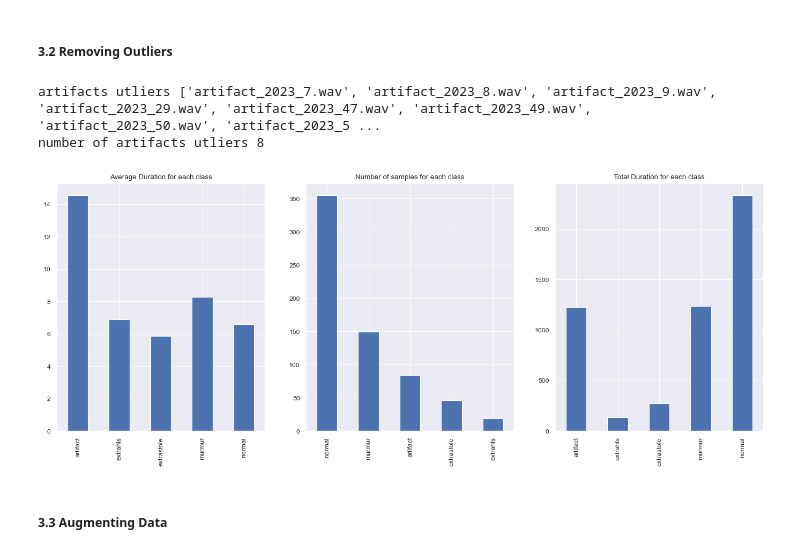
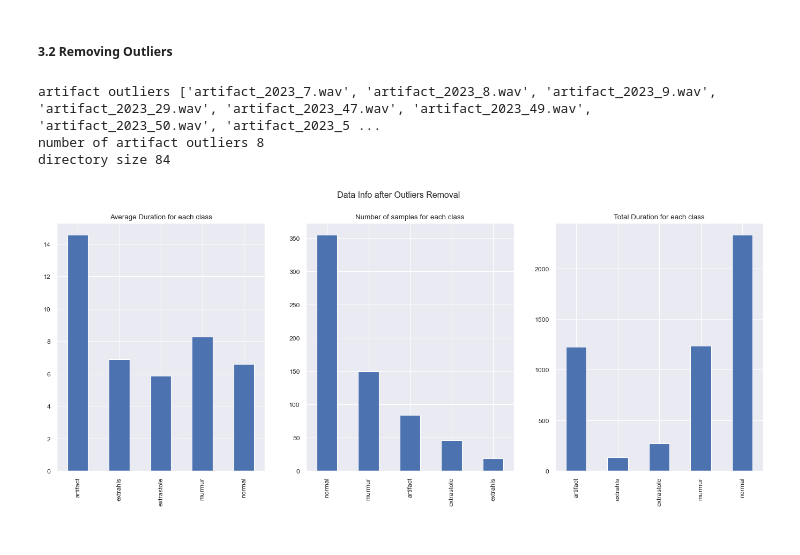
Before and after one commit to DavideLigari01/advanced-biomedical-project, a Jupyter notebook: notebooks/priori_balancing.ipynb, the cells around one changed output. Drawn from its saved outputs; the diff is of its cells as text; code cells hidden in the pictures.

```diff
--- a/notebooks/priori_balancing.ipynb
+++ b/notebooks/priori_balancing.ipynb
@@ -22,12 +25,19 @@ import pandas as pd
 # paths to the features and the labels
 FEATURES_RAW_DIR = '../features/raw/'
 
-BASE_PATH = "../dataset/"
-SAMPLE_RATE = 22050
+BASE_DIR = "../dataset/"
+OUTLIERS_DIR = BASE_DIR + 'outliers/'
+ARTIFACTS_DIR = BASE_DIR + 'artifacts/'
+EXTRAHLS_DIR = BASE_DIR + 'extrahls/'
+MURMURS_DIR = BASE_DIR + 'murmurs/'
+NORMALS_DIR = BASE_DIR + 'normals/'
+EXTRASTOLES_DIR = BASE_DIR + 'extrastoles/'
+DIRS = [ARTIFACTS_DIR, EXTRAHLS_DIR, MURMURS_DIR, NORMALS_DIR, EXTRASTOLES_DIR]
+#SAMPLE_RATE = 22050
 
-metadata = pd.read_csv(BASE_PATH + "/metadata.csv")
-annotation = pd.read_csv(BASE_PATH + "/annotation.csv")
-lables = pd.read_csv(BASE_PATH + "/labels.csv")
+metadata = pd.read_csv(BASE_DIR + "/metadata.csv")
+annotation = pd.read_csv(BASE_DIR + "/annotation.csv")
+lables = pd.read_csv(BASE_DIR + "/labels.csv")
 
 audio_info= pd.merge(metadata, lables, on='filename')
 
@@ -76,31 +88,33 @@ IQR = Q3 - Q1
 
 # Find the outliers for each label using IQR
 outliers = audio_info.groupby('label').apply(lambda x: x[(x['duration'] < (Q1[x.name] - 1.5 * IQR[x.name])) | (x['duration'] > (Q3[x.name] + 1.5 * IQR[x.name]))])
-
-artifact_out = outliers[outliers['label']=='artifact']['filename'].to_list()
-print(f'artifacts utliers {artifact_out}')
-print(f'number of artifacts utliers {len(artifact_out)}')
-
-# drop the outliers
-audio_info_outliers = audio_info[~audio_info['filename'].isin(artifact_out)]
-# %% [output]
-artifacts utliers ['artifact_2023_7.wav', 'artifact_2023_8.wav', 'artifact_2023_9.wav', 'artifact_2023_29.wav', 'artifact_2023_47.wav', 'artifact_2023_49.wav', 'artifact_2023_50.wav', 'artifact_2023_5 ...
-number of artifacts utliers 8
+# %%
+classname = 'artifact'
+src_dir = ARTIFACTS_DIR
+
+# get the outliers for the artifact class
+out = get_move_outliers(src_dir = src_dir, out_dir=OUTLIERS_DIR, classname = classname, outliers=outliers, audio_info=audio_info, move=False)
+# drop the outliers for {classname}
+audio_info_outliers = audio_info[~audio_info['filename'].isin(out)]
+# %% [output]
+artifact outliers ['artifact_2023_7.wav', 'artifact_2023_8.wav', 'artifact_2023_9.wav', 'artifact_2023_29.wav', 'artifact_2023_47.wav', 'artifact_2023_49.wav', 'artifact_2023_50.wav', 'artifact_2023_5 ...
+number of artifact outliers 8
+directory size 84
 # %%
 fig, axs = plt.subplots(1, 3, figsize=(17, 6))
+fig.suptitle('Data Info after Outliers Removal')
 
 # avg duraton for each class
 audio_info_outliers.groupby('label')['duration'].mean().plot.bar(ax = axs[0], title='Average Duration for each class')
+avg_duration = audio_info_outliers.groupby('label')['duration'].mean()
 _ = axs[0].set_xlabel('')
 
 # number of samples for each class
 audio_info_outliers['label'].value_counts().plot.bar(ax = axs[1], title='Number of samples for each class')
 _ = axs[1].set_xlabel('')
 
 # total duration for each class
 audio_info_outliers.groupby('label')['duration'].sum().plot.bar(ax = axs[2], title='Total Duration for each class')
 _ = axs[2].set_xlabel('')
 # %% [output]
-[figure, old version]
+[figure, new version]
-# %% [markdown]
-##### 3.3 Augmenting Data <a id='Augmenting-Data'></a>
```
Also changed, not shown: parts of 10 cells of this notebook, 1 other file.
